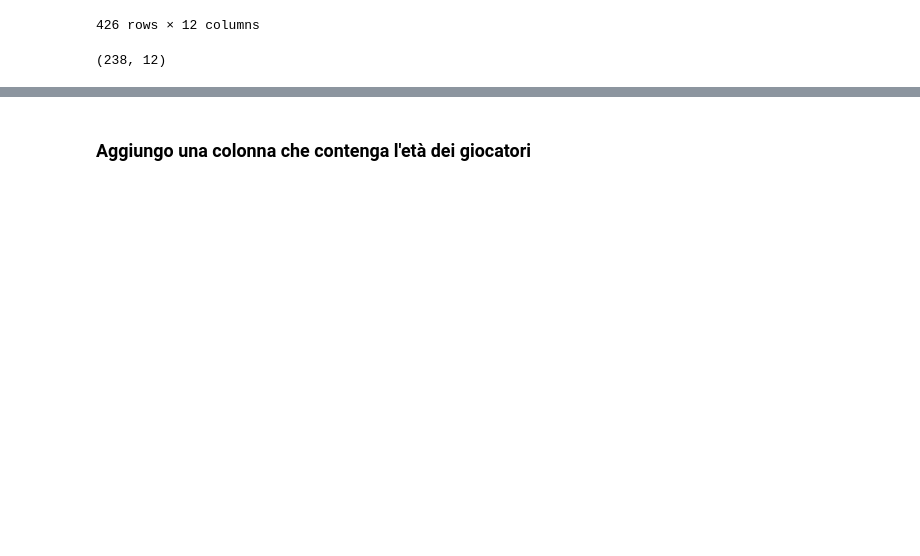
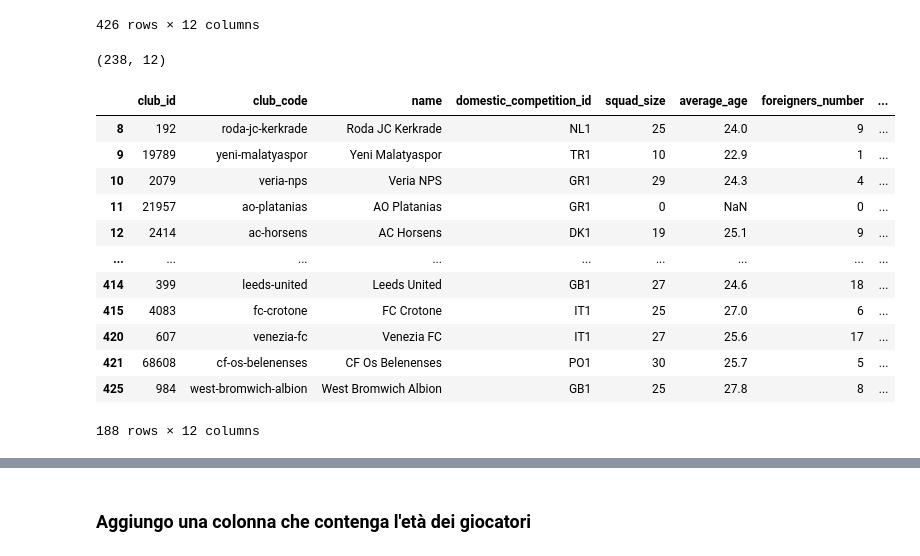
Before and after one commit to IUM-TWEB/Footbrawl, a Jupyter notebook: DataAnalytics/Clubs.ipynb, the cells around one changed output, grey strips where cells are left out. Drawn from its saved outputs; the diff is of its cells as text; code cells hidden in the pictures; blank space fills up the shorter version.

```diff
--- a/DataAnalytics/Clubs.ipynb
+++ b/DataAnalytics/Clubs.ipynb
@@ -127,3 +127,19 @@ clubs_df
 clubs_df[clubs_df['last_season']==2023].shape
 # %% [output]
 (238, 12)
+# %%
+clubs_df[clubs_df['total_market_value'].isnull()]
+# %% [output]
+|  | club_id | club_code | name | domestic_competition_id | squad_size | average_age | foreigners_number | ... |
+| 8 | 192 | roda-jc-kerkrade | Roda JC Kerkrade | NL1 | 25 | 24.0 | 9 | ... |
+| 9 | 19789 | yeni-malatyaspor | Yeni Malatyaspor | TR1 | 10 | 22.9 | 1 | ... |
+| 10 | 2079 | veria-nps | Veria NPS | GR1 | 29 | 24.3 | 4 | ... |
+| 11 | 21957 | ao-platanias | AO Platanias | GR1 | 0 | NaN | 0 | ... |
+| 12 | 2414 | ac-horsens | AC Horsens | DK1 | 19 | 25.1 | 9 | ... |
+| ... | ... | ... | ... | ... | ... | ... | ... | ... |
+| 414 | 399 | leeds-united | Leeds United | GB1 | 27 | 24.6 | 18 | ... |
+| 415 | 4083 | fc-crotone | FC Crotone | IT1 | 25 | 27.0 | 6 | ... |
+| 420 | 607 | venezia-fc | Venezia FC | IT1 | 27 | 25.6 | 17 | ... |
+| 421 | 68608 | cf-os-belenenses | CF Os Belenenses | PO1 | 30 | 25.7 | 5 | ... |
+| 425 | 984 | west-bromwich-albion | West Bromwich Albion | GB1 | 25 | 27.8 | 8 | ... |
+188 rows × 12 columns
```
Also changed, not shown: parts of 21 cells of this notebook.
